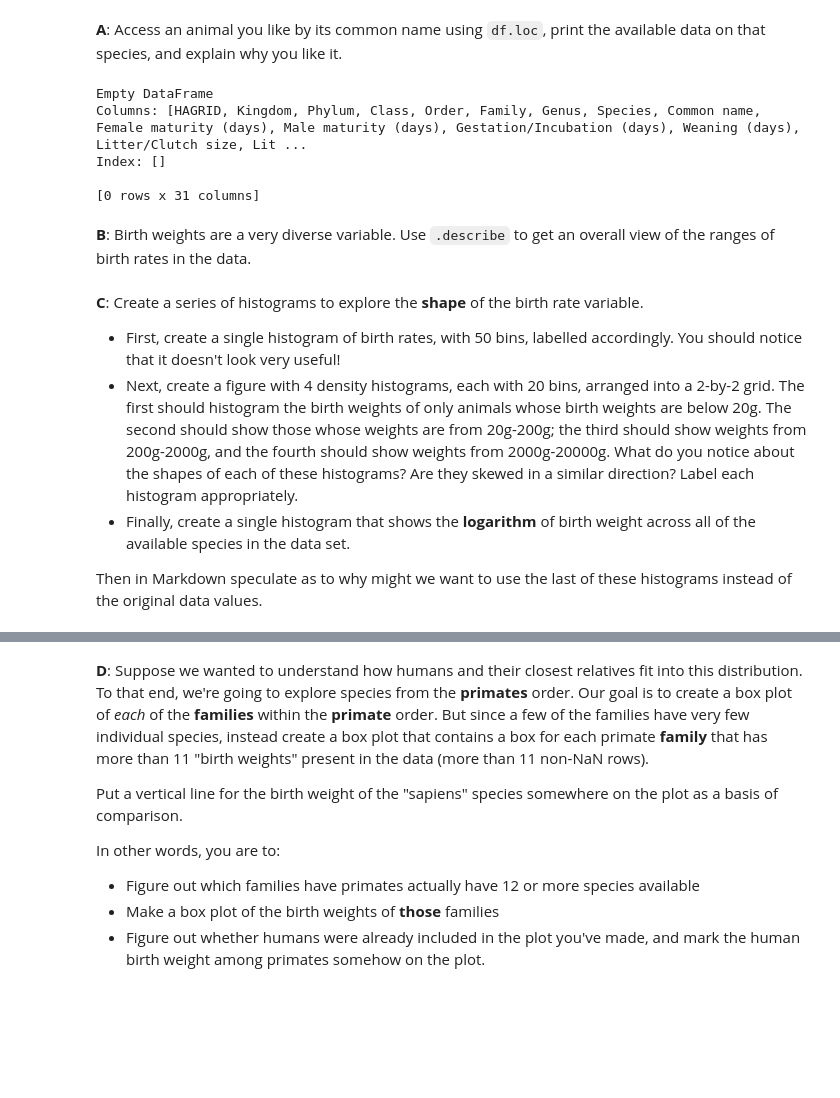
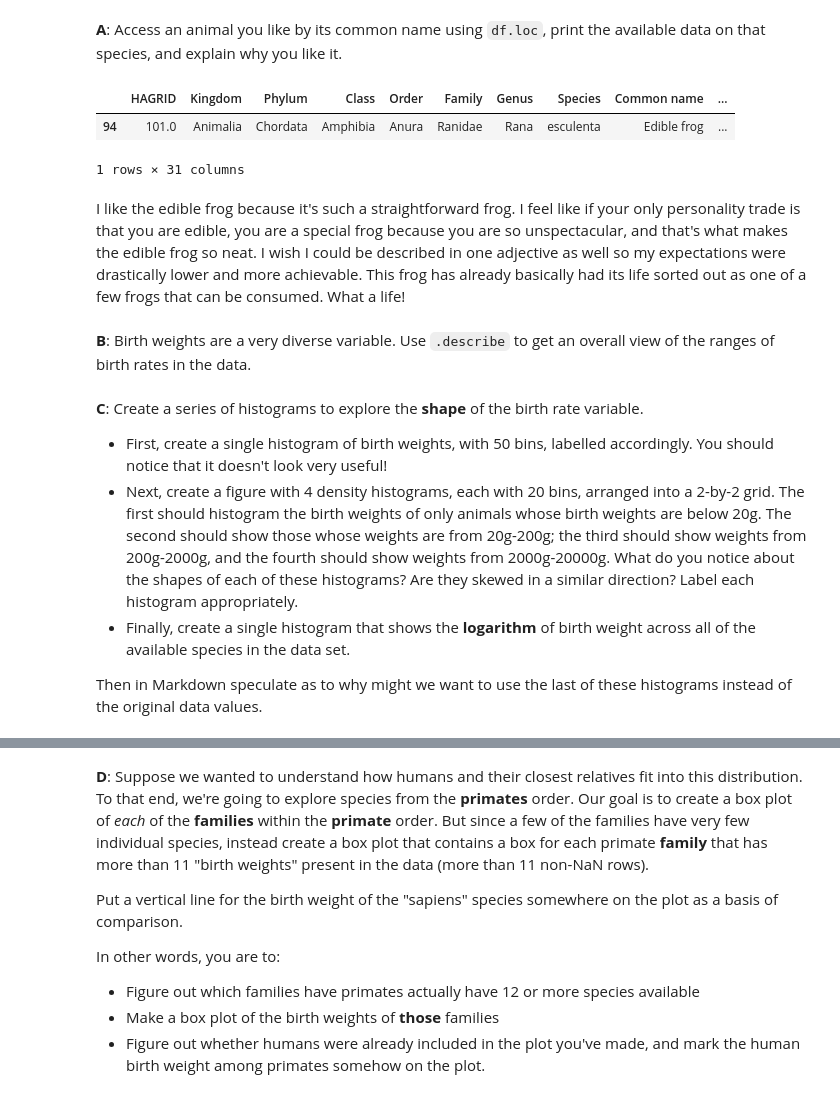
Before and after one commit to sumatthe29/Intro-to-Data-Science-2022, a Jupyter notebook: CSCI 3022/Midterm/CSCI3022_S22_E1_Coding.ipynb, the cells around one changed output, grey strips where cells are left out. Cells and saved outputs as stored; diff of their text form; code cells hidden in the pictures; blank space fills up the shorter version.

```diff
--- a/CSCI 3022/Midterm/CSCI3022_S22_E1_Coding.ipynb
+++ b/CSCI 3022/Midterm/CSCI3022_S22_E1_Coding.ipynb
@@ -351,20 +372,20 @@ Index(['HAGRID', 'Kingdom', 'Phylum', 'Class', 'Order', 'Family', 'Genus',
 3 rows × 31 columns
 # %% [markdown]
 **A**: Access an animal you like by its common name using `df.loc`, print the available data on that species, and explain why you like it.
-# %%
-print (df.loc[df["Common name"] == 'edible frog'])
-# %% [output]
-Empty DataFrame
-Columns: [HAGRID, Kingdom, Phylum, Class, Order, Family, Genus, Species, Common name, Female maturity (days), Male maturity (days), Gestation/Incubation (days), Weaning (days), Litter/Clutch size, Lit ...
-Index: []
-
-[0 rows x 31 columns]
+# %%
+df.loc[df['Species'] == 'esculenta']
+# %% [output]
+|  | HAGRID | Kingdom | Phylum | Class | Order | Family | Genus | Species | Common name | ... |
+| 94 | 101.0 | Animalia | Chordata | Amphibia | Anura | Ranidae | Rana | esculenta | Edible frog | ... |
+1 rows × 31 columns
+# %% [markdown]
+I like the edible frog because it's such a straightforward frog. I feel like if your only personality trade is that you are edible, you are a special frog because you are so unspectacular, and that's what makes the edible frog so neat. I wish I could be described in one adjective as well so my expectations were drastically lower and more achievable. This frog has already basically had its life sorted out as one of a few frogs that can be consumed. What a life!
 # %% [markdown]
 **B**: Birth weights are a very diverse variable.  Use `.describe` to get an overall view of the ranges of birth rates in the data.
 # %% [markdown]
 **C**: Create a series of histograms to explore the **shape** of the birth rate variable.
 
-- First, create a single histogram of birth rates, with 50 bins, labelled accordingly.  You should notice that it doesn't look very useful!
+- First, create a single histogram of birth weights, with 50 bins, labelled accordingly.  You should notice that it doesn't look very useful!
 - Next, create a figure with 4 density histograms, each with 20 bins, arranged into a 2-by-2 grid.  The first should histogram the birth weights of only animals whose birth weights are below 20g.  The second should show those whose weights are from 20g-200g; the third should show weights from 200g-2000g, and the fourth should show weights from 2000g-20000g.  What do you notice about the shapes of each of these histograms?  Are they skewed in a similar direction?  Label each histogram appropriately.
 - Finally, create a single histogram that shows the **logarithm** of birth weight across all of the available species in the data set.
 
```
Also changed, not shown: parts of 13 cells of this notebook.
